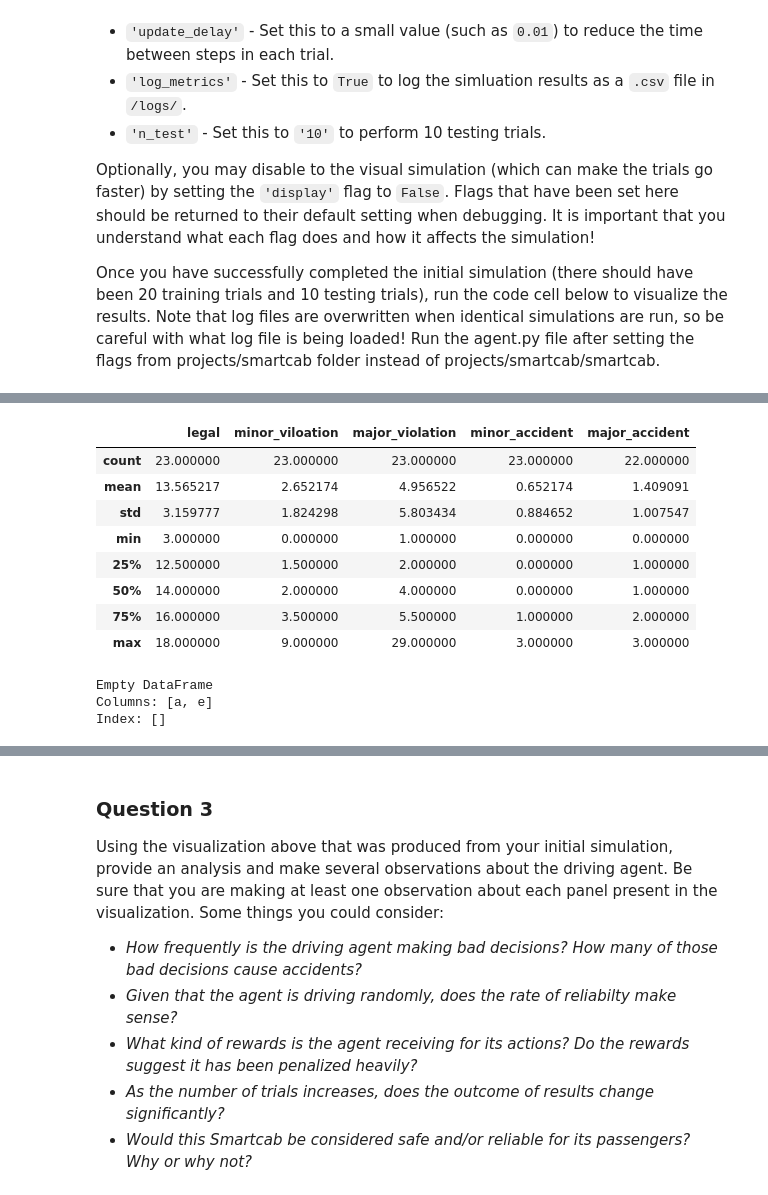
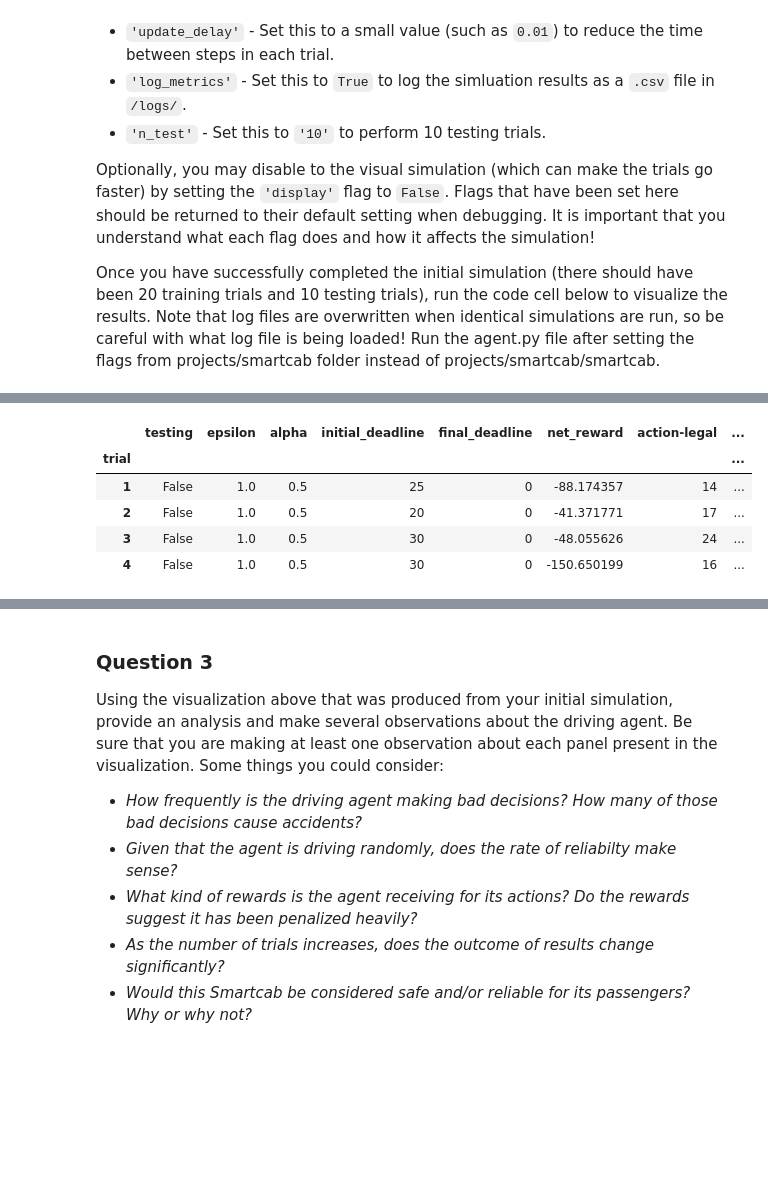
Before and after one commit to hsherwoodcoombs/smartcab, a Jupyter notebook: smartcab.ipynb, the cells around one changed output, grey strips where cells are left out. Cells and saved outputs as stored; diff of their text form; code cells hidden in the pictures; blank space fills up the shorter version.

```diff
--- a/smartcab.ipynb
+++ b/smartcab.ipynb
@@ -148,21 +142,22 @@ Actions from simulation has 23 samples with 6 features each.
 # %%
-display(action_data.describe())
+###### ORIGINAL ########
+
+# display(action_data.describe())
-# %% [output]
-|  | legal | minor_viloation | major_violation | minor_accident | major_accident |
-| count | 23.000000 | 23.000000 | 23.000000 | 23.000000 | 22.000000 |
-| mean | 13.565217 | 2.652174 | 4.956522 | 0.652174 | 1.409091 |
-| std | 3.159777 | 1.824298 | 5.803434 | 0.884652 | 1.007547 |
-| min | 3.000000 | 0.000000 | 1.000000 | 0.000000 | 0.000000 |
-| 25% | 12.500000 | 1.500000 | 2.000000 | 0.000000 | 1.000000 |
-| 50% | 14.000000 | 2.000000 | 4.000000 | 0.000000 | 1.000000 |
-| 75% | 16.000000 | 3.500000 | 5.500000 | 1.000000 | 2.000000 |
-| max | 18.000000 | 9.000000 | 29.000000 | 3.000000 | 3.000000 |
 # %%
-parameter_data = data['parameters']
+####### ORIGINAL ########
 
-df = pd.DataFrame(parameter_data, columns = ['a', 'e'])
-print df
+# parameter_data = data['parameters']
+
+# df = pd.DataFrame(parameter_data, columns = ['a', 'e'])
+# print df
-# %% [output]
-Empty DataFrame
-Columns: [a, e]
-Index: []
+# %%
+data = pd.read_csv("logs/sim_no-learning-full.csv", header=0,
+                   names=['trial', 'testing', 'epsilon', 'alpha', 'initial_deadline', 'final_deadline', 'net_reward', 'action-legal', 'action-minor_violation', 'action-major_violation', 'action-minor_accident', 'action-major_accident', 'num_success'], index_col='trial')
+display(data.head(4))
+# %% [output]
+|  | testing | epsilon | alpha | initial_deadline | final_deadline | net_reward | action-legal | ... |
+| trial |  |  |  |  |  |  |  | ... |
+| 1 | False | 1.0 | 0.5 | 25 | 0 | -88.174357 | 14 | ... |
+| 2 | False | 1.0 | 0.5 | 20 | 0 | -41.371771 | 17 | ... |
+| 3 | False | 1.0 | 0.5 | 30 | 0 | -48.055626 | 24 | ... |
+| 4 | False | 1.0 | 0.5 | 30 | 0 | -150.650199 | 16 | ... |
```
Also changed, not shown: parts of 6 cells of this notebook.
